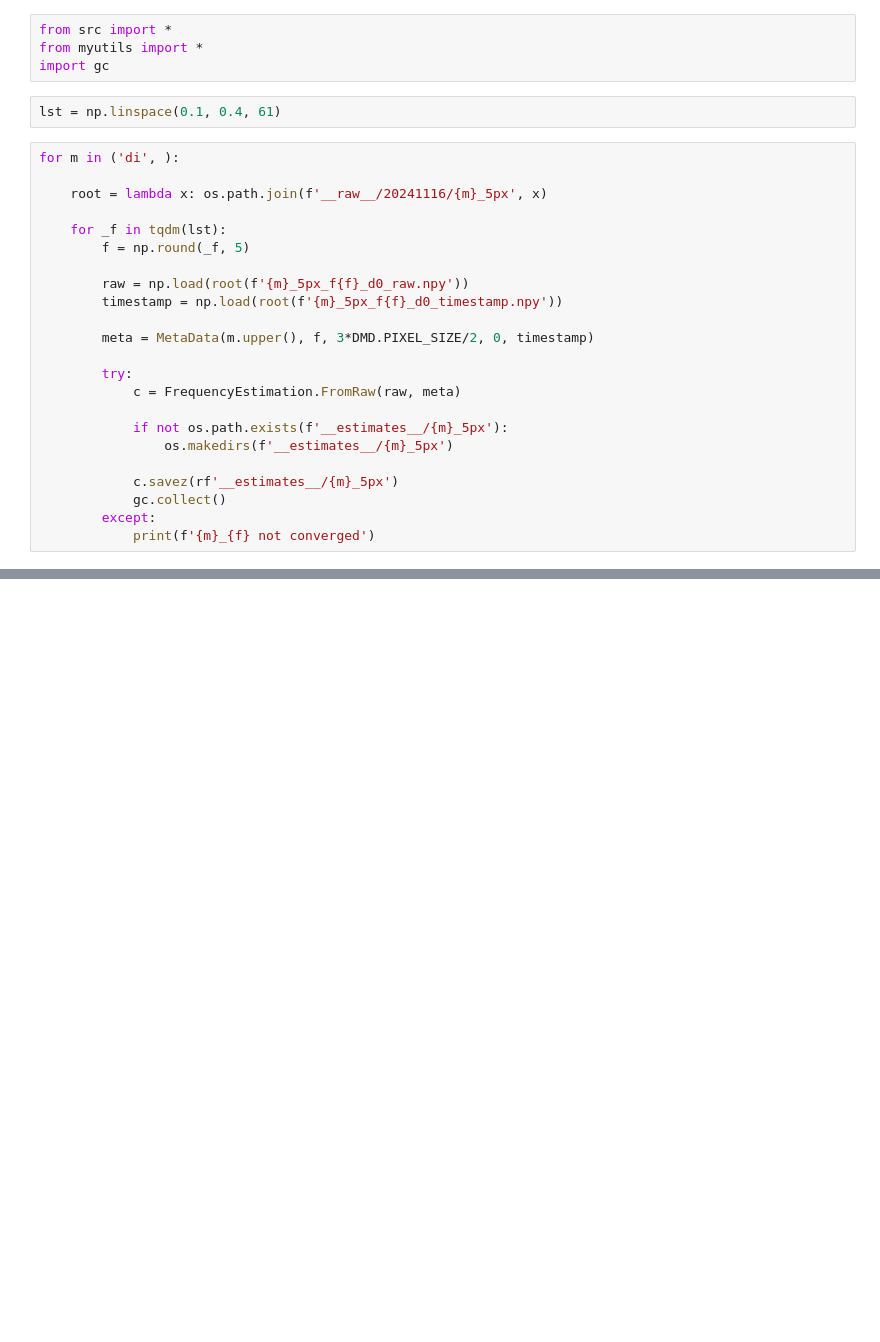
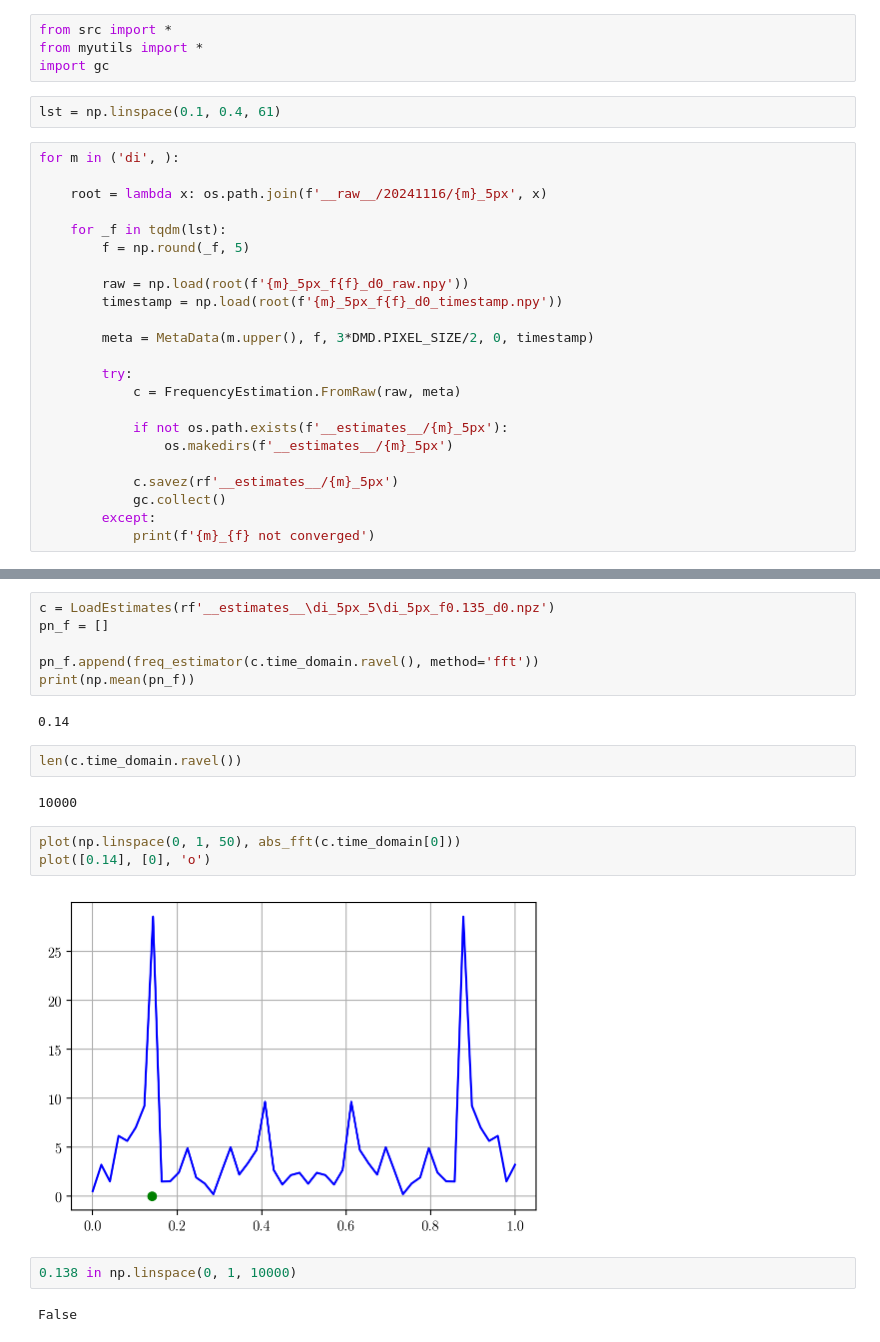
Before and after one commit to huchaoning/freqest-draft, a Jupyter notebook: raw2est.ipynb, the cells around one changed output, grey strips where cells are left out. Saved outputs shown, nothing was run; the diff lists cells and outputs as text; blank space fills up the shorter version.

```diff
--- a/raw2est.ipynb
+++ b/raw2est.ipynb
@@ -29,0 +53,21 @@ for m in ('di', ):
+# %%
+c = LoadEstimates(rf'__estimates__\di_5px_5\di_5px_f0.135_d0.npz')
+pn_f = []
+
+pn_f.append(freq_estimator(c.time_domain.ravel(), method='fft'))
+print(np.mean(pn_f))
+# %% [output]
+0.14
+# %%
+len(c.time_domain.ravel())
+# %% [output]
+10000
+# %%
+plot(np.linspace(0, 1, 50), abs_fft(c.time_domain[0]))
+plot([0.14], [0], 'o')
+# %% [output]
+[figure, added]
+# %%
+0.138 in np.linspace(0, 1, 10000)
+# %% [output]
+False
```
Also changed, not shown: parts of 5 cells of this notebook, 2 other files.
